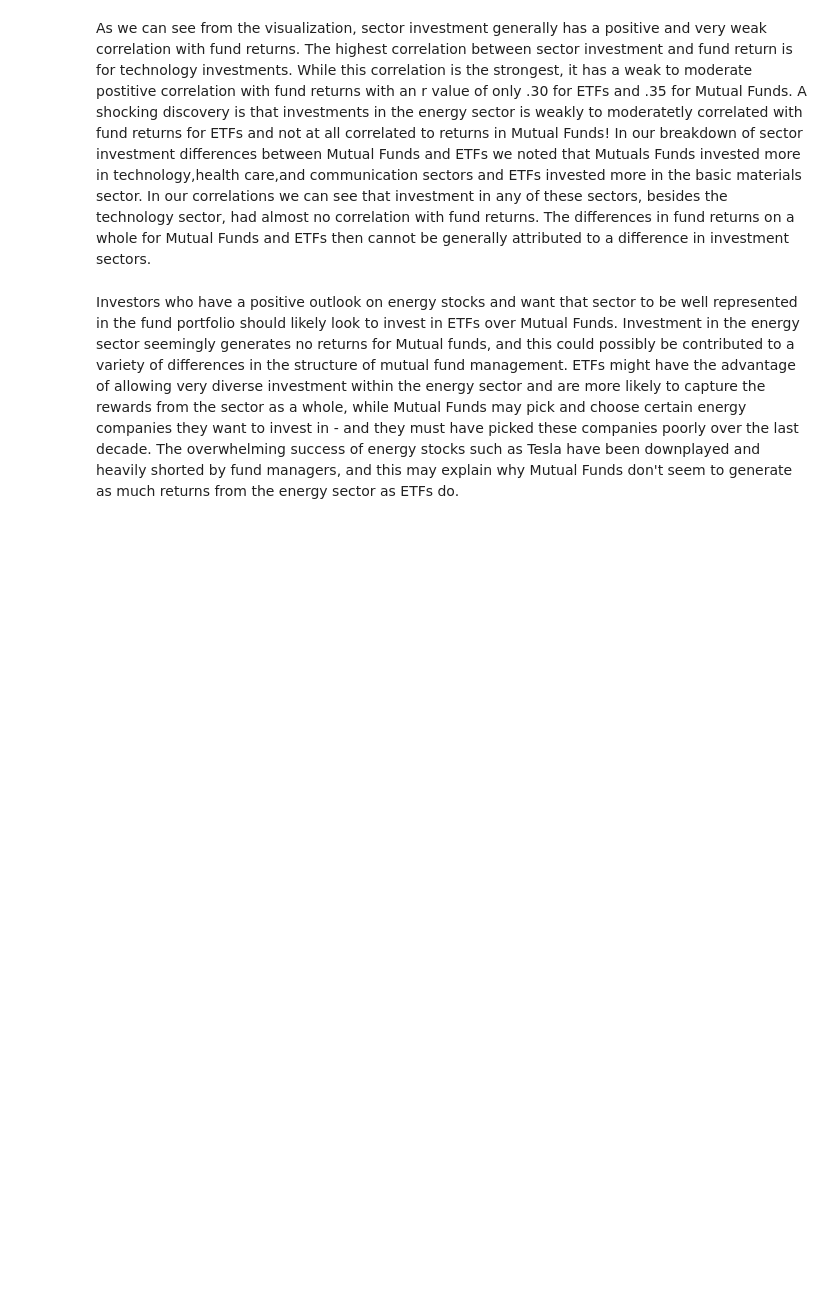
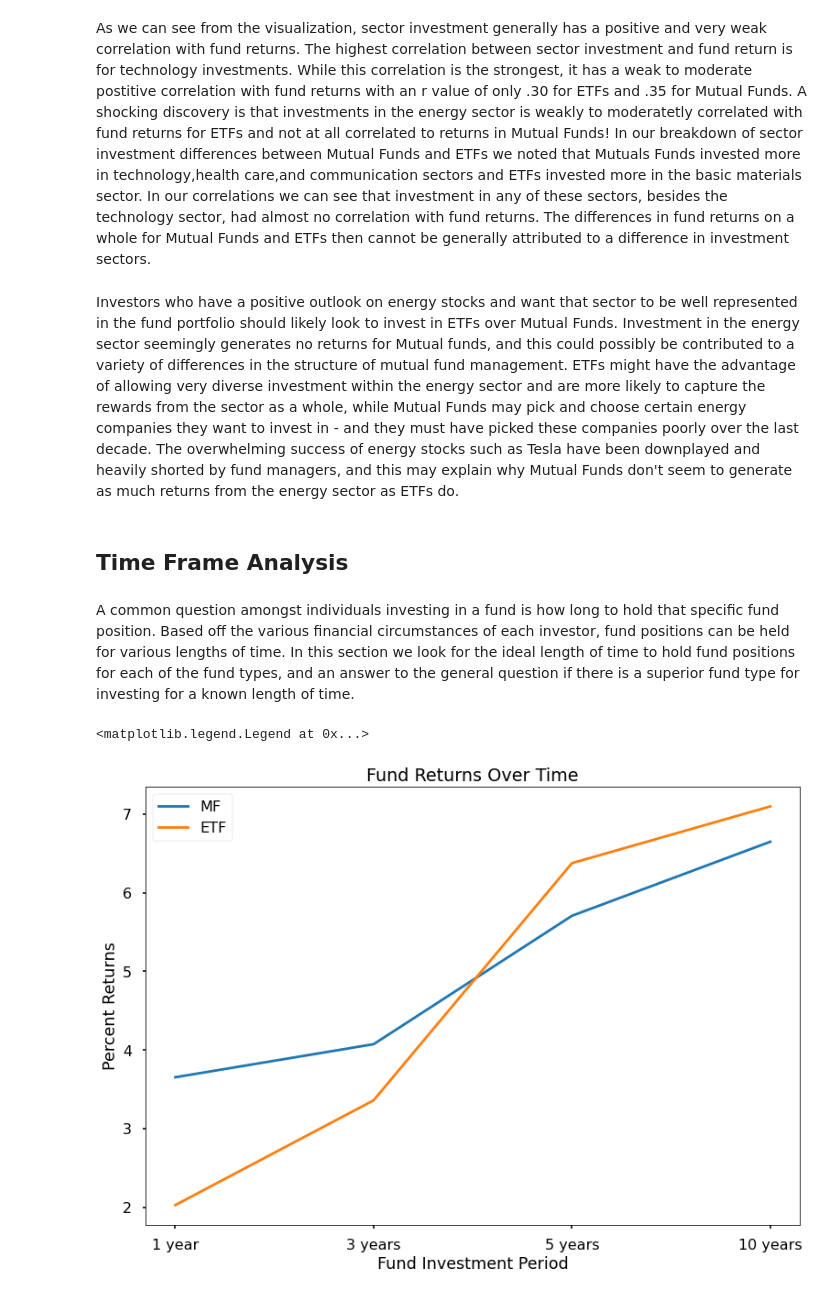
Before and after one commit to ctr48/Info2950FinalProject, a Jupyter notebook: caseyPhase5.ipynb, the cells around one changed output. Cells and saved outputs as stored; diff of their text form; code cells hidden in the pictures; blank space fills up the shorter version.

```diff
--- a/caseyPhase5.ipynb
+++ b/caseyPhase5.ipynb
@@ -653,3 +663,28 @@ g.set_ylim(.01,.40)
 As we can see from the visualization, sector investment generally has a positive and very weak correlation with fund returns. The highest correlation between sector investment and fund return is for technology investments. While this correlation is the strongest, it has a weak to moderate postitive correlation with fund returns with an r value of only .30 for ETFs and .35 for Mutual Funds. A shocking discovery is that investments in the energy sector is weakly to moderatetly correlated with fund returns for ETFs and not at all correlated to returns in Mutual Funds! In our breakdown of sector investment differences between Mutual Funds and ETFs we noted that Mutuals Funds invested more in technology,health care,and communication sectors and ETFs invested more in the basic materials sector. In our correlations we can see that investment in any of these sectors, besides the technology sector, had almost no correlation with fund returns. The differences in fund returns on a whole for Mutual Funds and ETFs then cannot be generally attributed to a difference in investment sectors.
 # %% [markdown]
 Investors who have a positive outlook on energy stocks and want that sector to be well represented in the fund portfolio should likely look to invest in ETFs over Mutual Funds. Investment in the energy sector seemingly generates no returns for Mutual funds, and this could possibly be contributed to a variety of differences in the structure of mutual fund management. ETFs might have the advantage of allowing very diverse investment within the energy sector and are more likely to capture the rewards from the sector as a whole, while Mutual Funds may pick and choose certain energy companies they want to invest in - and they must have picked these companies poorly over the last decade. The overwhelming success of energy stocks such as Tesla have been downplayed and heavily shorted by fund managers, and this may explain why Mutual Funds don't seem to generate as much returns from the energy sector as ETFs do.
+# %% [markdown]
+## __Time Frame Analysis__
+# %% [markdown]
+A common question amongst individuals investing in a fund is how long to hold that specific fund position. Based off the various financial circumstances of each investor, fund positions can be held for various lengths of time. In this section we look for the ideal length of time to hold fund positions for each of the fund types, and an answer to the general question if there is a superior fund type for investing for a known length of time.
+# %%
+mfReturns=df_mf_return_history[['fund_return_1year','fund_return_3years','fund_return_5years','fund_return_10years']].mean()
+etfReturns=df_etf_return_history[['fund_return_1year','fund_return_3years','fund_return_5years','fund_return_10years']].mean()
+
+
+names=['1 year','3 years','5 years','10 years']
+mfReturns.set_axis(names,axis=0,inplace=True)
+etfReturns.set_axis(names,axis=0,inplace=True)
+
+
+plt.plot(mfReturns)
+plt.plot(etfReturns)
+
+plt.title('Fund Returns Over Time')
+plt.ylabel('Percent Returns')
+plt.xlabel('Fund Investment Period')
+plt.legend(['MF','ETF'])
+`
+# %% [output]
+<matplotlib.legend.Legend at 0x...>
+[figure, added]
```
Also changed, not shown: parts of 35 cells of this notebook.
